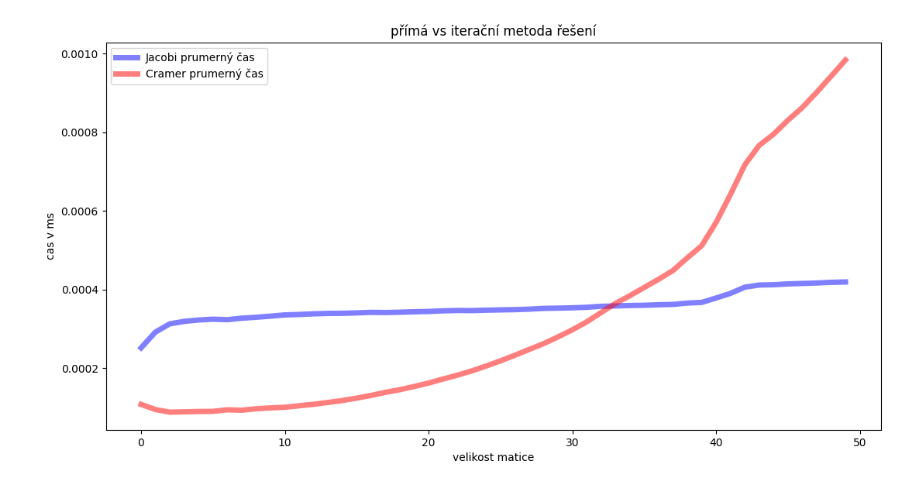
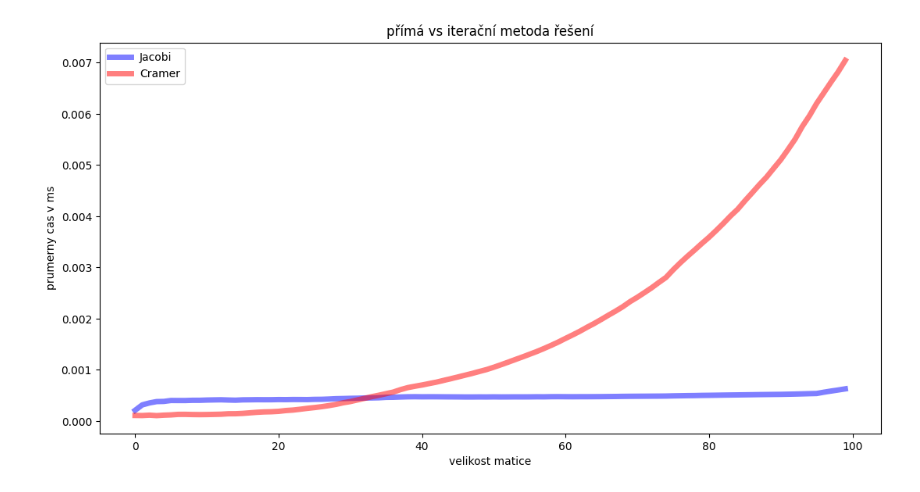
Before and after one commit to xXfokumeXx/MSW2, a Jupyter notebook: zapoctove ulohy/Uloha_3_Linearni_Algebra.ipynb, the cells around one changed output. Saved outputs shown, nothing was run; the diff lists cells and outputs as text; code cells hidden in the pictures.

```diff
--- a/zapoctove ulohy/Uloha_3_Linearni_Algebra.ipynb
+++ b/zapoctove ulohy/Uloha_3_Linearni_Algebra.ipynb
@@ -35,13 +35,13 @@ def generate_random_matrix(n, amin, amax):                  # generuje matici A
     A = A + 10*np.eye(n)             # diagonálně dominantní pro konvergenci iterační metody
     return A, b
 
-number_of_cycles = 1000
+number_of_cycles = 100
 prumer_jacobi = []
 prumer_cramer = []
 Ldims = []
 J_measured_time = []
 C_measured_time = []
-dimenze = 50
+dimenze = 100
 
 
 for dim in range(dimenze): #loop pres definovaný počet dimenzi
@@ -49,36 +49,37 @@ for dim in range(dimenze): #loop pres definovaný počet dimenzi
         A, b = generate_random_matrix(n=dim, amin=-10, amax=10)     # generuje matici A a vektor b
 
         start = time.time()
         x_iter = jacobi(A, b, 50)                                   # Jacobiho iterační metoda
         end = time.time()
         measured_time = (end - start)
         J_measured_time.append(measured_time)
         #print(f"\n\nIteracni reseni (t = {end-start}s):\n{x_iter}\n\n")
 
 
         start = time.time()
         x_cramer = cramer(A, b)
         end = time.time()
-        measured_time = (end - start)                                    # Cramerovo pravidlo
+        measured_time = (end - start)                               # Cramerovo pravidlo
         C_measured_time.append(measured_time)
         #print(f"Cramer reseni: (t = {end-start}s):\n{x_cramer}\n\n")
 
 
     prumer_cramer.append(np.average(C_measured_time))   #append do listu cramera, zprumerovany ze vsech projetych iteraci v ramci dimenze
     prumer_jacobi.append(np.average(J_measured_time))   #append do listu jacobi, zprumerovany ze vsech projetych iteraci v ramci dimenze
     Ldims.append(dim)
 
 fig = plt.figure(figsize=(10,5))
 ax = fig.add_axes([0.1,0.1,1,1])
-ax.plot(Ldims, prumer_jacobi, linewidth=5, label='Jacobi prumerný čas', color='blue', alpha=0.5)
-ax.plot(Ldims, prumer_cramer, linewidth=5, label='Cramer prumerný čas', color='red', alpha=0.5)
+ax.plot(Ldims, prumer_jacobi, linewidth=5, label='Jacobi', color='blue', alpha=0.5)
+ax.plot(Ldims, prumer_cramer, linewidth=5, label='Cramer', color='red', alpha=0.5)
+plt.tight_layout
 plt.tight_layout()
 plt.xlabel('velikost matice')
-plt.ylabel('cas v ms')
+plt.ylabel('prumerny cas v ms')
 plt.title('přímá vs iterační metoda řešení')
 plt.legend()
 plt.show()
 
-fig.savefig('Jacobi_vs_Cramer', bbox_inches='tight', pad_inches=0)
+#fig.savefig('Jacobi_vs_Cramer', bbox_inches='tight', pad_inches=0)
 # %% [output]
-[figure, old version]
+[figure, new version]
```
Also changed, not shown: 10 other files.
